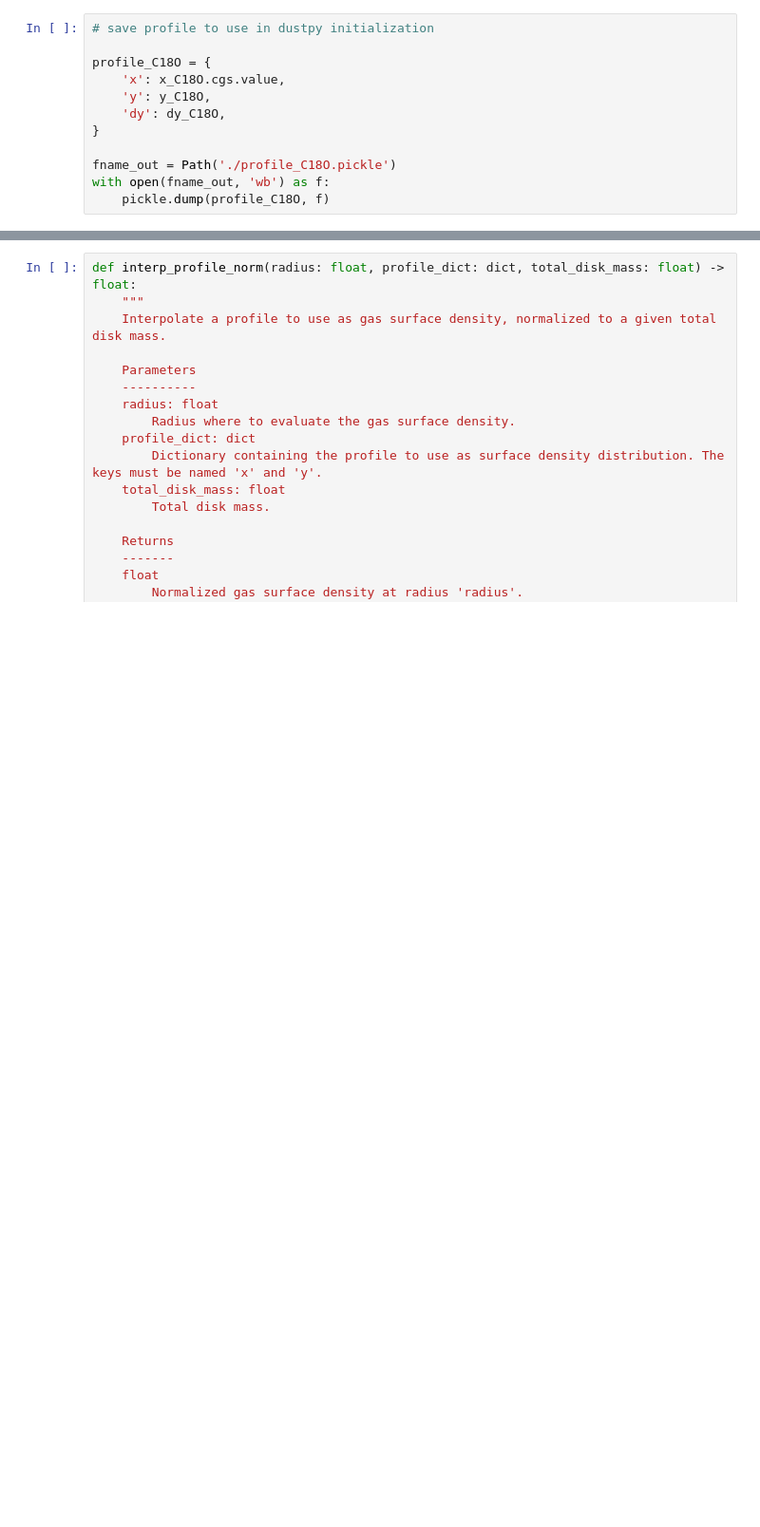
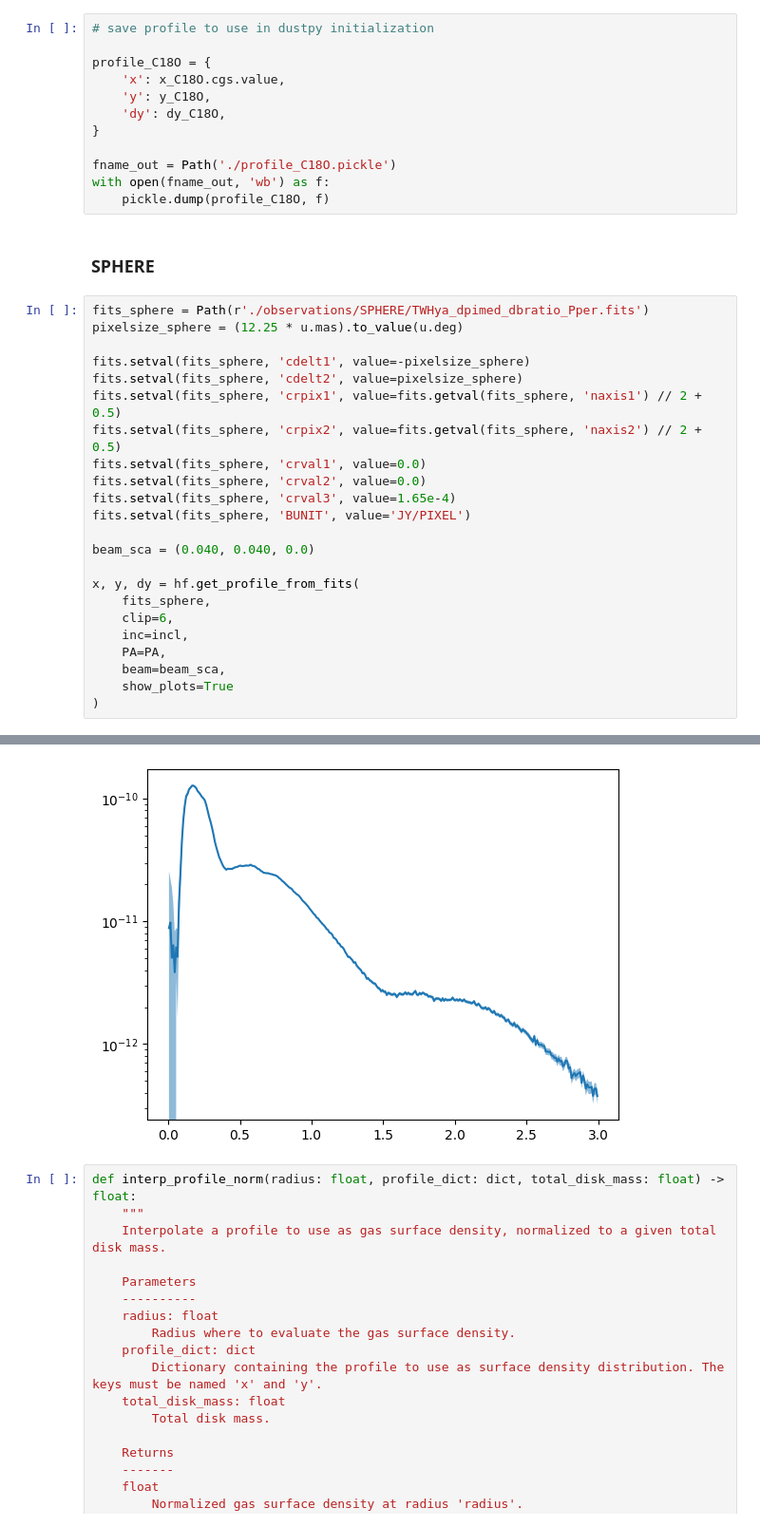
Before and after one commit to rfranceschi/disksimtool, a Jupyter notebook: observation_quicklook.ipynb, the cells around one changed output, grey strips where cells are left out. Shown at 95% size. Drawn from its saved outputs; the diff is of its cells as text; blank space fills up the shorter version.

Commit message:
Add SPHERE img quicklook.

```diff
--- a/observation_quicklook.ipynb
+++ b/observation_quicklook.ipynb
@@ -428,3 +435,29 @@ profile_C18O = {
 fname_out = Path('./profile_C18O.pickle')
 with open(fname_out, 'wb') as f:
     pickle.dump(profile_C18O, f)
+# %% [markdown]
+### SPHERE
+# %%
+fits_sphere = Path(r'./observations/SPHERE/TWHya_dpimed_dbratio_Pper.fits')
+pixelsize_sphere = (12.25 * u.mas).to_value(u.deg)
+
+fits.setval(fits_sphere, 'cdelt1', value=-pixelsize_sphere)
+fits.setval(fits_sphere, 'cdelt2', value=pixelsize_sphere)
+fits.setval(fits_sphere, 'crpix1', value=fits.getval(fits_sphere, 'naxis1') // 2 + 0.5)
+fits.setval(fits_sphere, 'crpix2', value=fits.getval(fits_sphere, 'naxis2') // 2 + 0.5)
+fits.setval(fits_sphere, 'crval1', value=0.0)
+fits.setval(fits_sphere, 'crval2', value=0.0)
+fits.setval(fits_sphere, 'crval3', value=1.65e-4)
+fits.setval(fits_sphere, 'BUNIT', value='JY/PIXEL')
+
+beam_sca = (0.040, 0.040, 0.0)
+
+x, y, dy = hf.get_profile_from_fits(
+    fits_sphere,
+    clip=6,
+    inc=incl,
+    PA=PA,
+    beam=beam_sca,
+    show_plots=True
+)
+# %% [output]
@@ -431,3 +468,4 @@ with open(fname_out, 'wb') as f:
+[figure, added]
 # %%
 def interp_profile_norm(radius: float, profile_dict: dict, total_disk_mass: float) -> float:
     """
```
Also changed, not shown: parts of 8 cells of this notebook.
